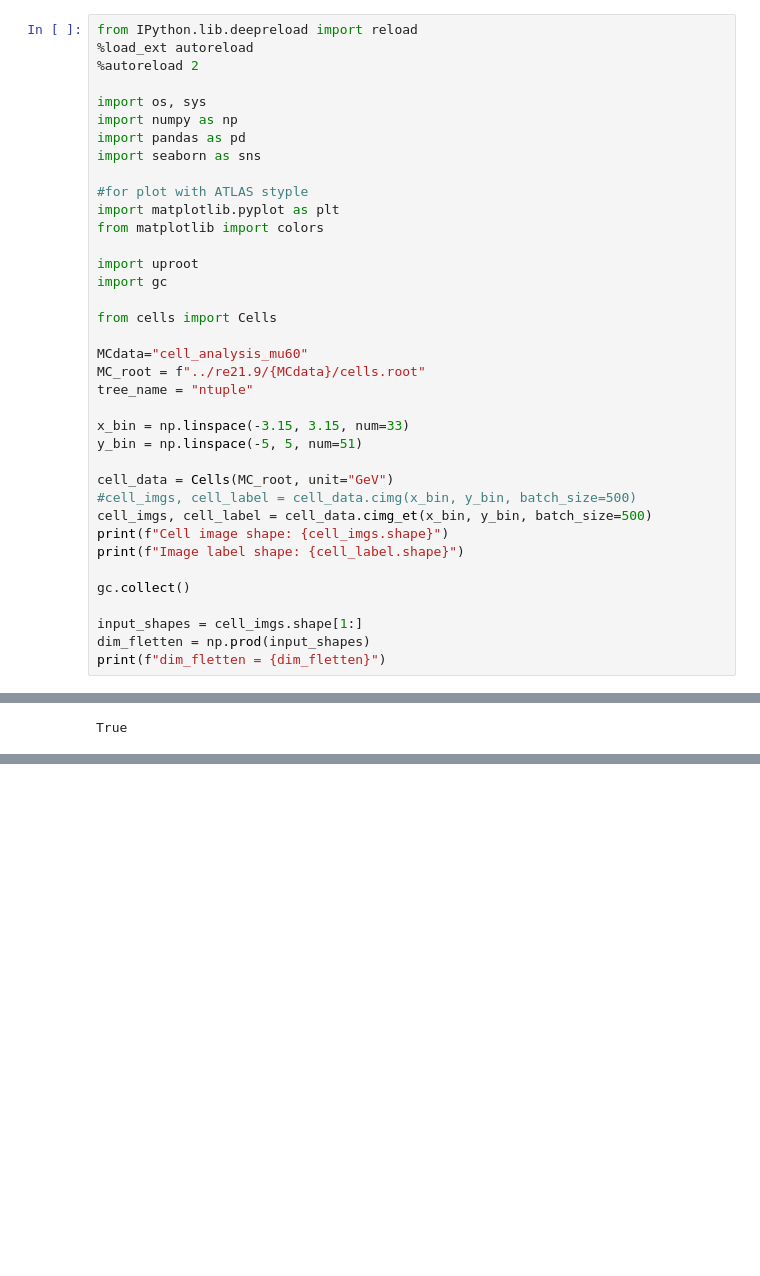
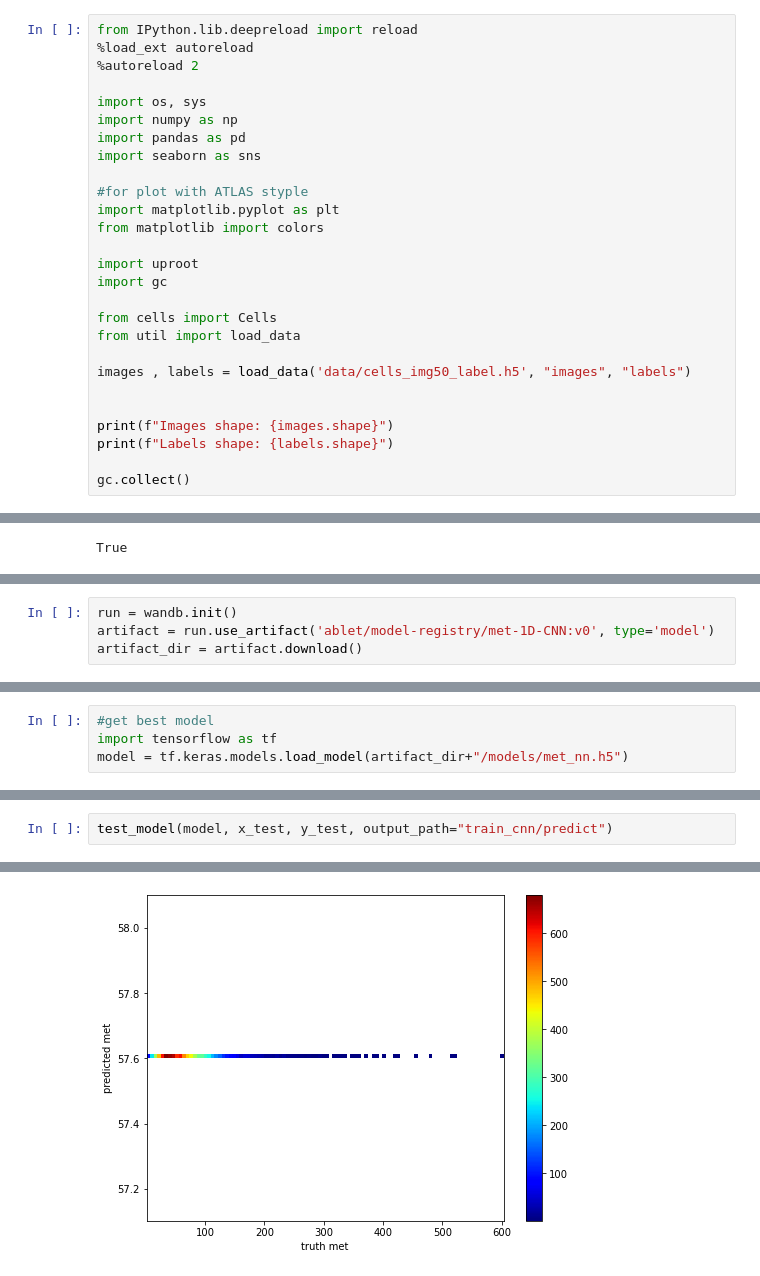
Before and after one commit to ablet-imin/ml-met-trigger, a Jupyter notebook: hyperTune_wandb.ipynb, the cells around one changed output, grey strips where cells are left out. Drawn from its saved outputs; the diff is of its cells as text; blank space fills up the shorter version.

```diff
--- a/hyperTune_wandb.ipynb
+++ b/hyperTune_wandb.ipynb
@@ -16,23 +16,13 @@ import uproot
 import gc
 
 from cells import Cells
+from util import load_data
 
-MCdata="cell_analysis_mu60"
-MC_root = f"../re21.9/{MCdata}/cells.root"
-tree_name = "ntuple"
+images , labels = load_data('data/cells_img50_label.h5', "images", "labels")
 
-x_bin = np.linspace(-3.15, 3.15, num=33)
-y_bin = np.linspace(-5, 5, num=51)
 
-cell_data = Cells(MC_root, unit="GeV")
-#cell_imgs, cell_label = cell_data.cimg(x_bin, y_bin, batch_size=500)
-cell_imgs, cell_label = cell_data.cimg_et(x_bin, y_bin, batch_size=500)
-print(f"Cell image shape: {cell_imgs.shape}")
-print(f"Image label shape: {cell_label.shape}")
+print(f"Images shape: {images.shape}")
+print(f"Labels shape: {labels.shape}")
 
 gc.collect()
-
-input_shapes = cell_imgs.shape[1:]
-dim_fletten = np.prod(input_shapes)
-print(f"dim_fletten = {dim_fletten}")
 # %% [output]
@@ -190,0 +66,4 @@ wandb: Adding directory to artifact (/Users/abletimin/cernbox/Trigger/ml-met-tri
+# %%
+run = wandb.init()
+artifact = run.use_artifact('ablet/model-registry/met-1D-CNN:v0', type='model')
+artifact_dir = artifact.download()
@@ -190,0 +82,4 @@ wandb: Adding directory to artifact (/Users/abletimin/cernbox/Trigger/ml-met-tri
+# %%
+#get best model
+import tensorflow as tf
+model = tf.keras.models.load_model(artifact_dir+"/models/met_nn.h5")
@@ -190,0 +179,3 @@ wandb: Adding directory to artifact (/Users/abletimin/cernbox/Trigger/ml-met-tri
+# %%
+test_model(model, x_test, y_test, output_path="train_cnn/predict")
+# %% [output]
@@ -190,0 +186 @@ wandb: Adding directory to artifact (/Users/abletimin/cernbox/Trigger/ml-met-tri
+[figure, added]
```
Also changed, not shown: parts of 14 cells of this notebook, 7 other files.
